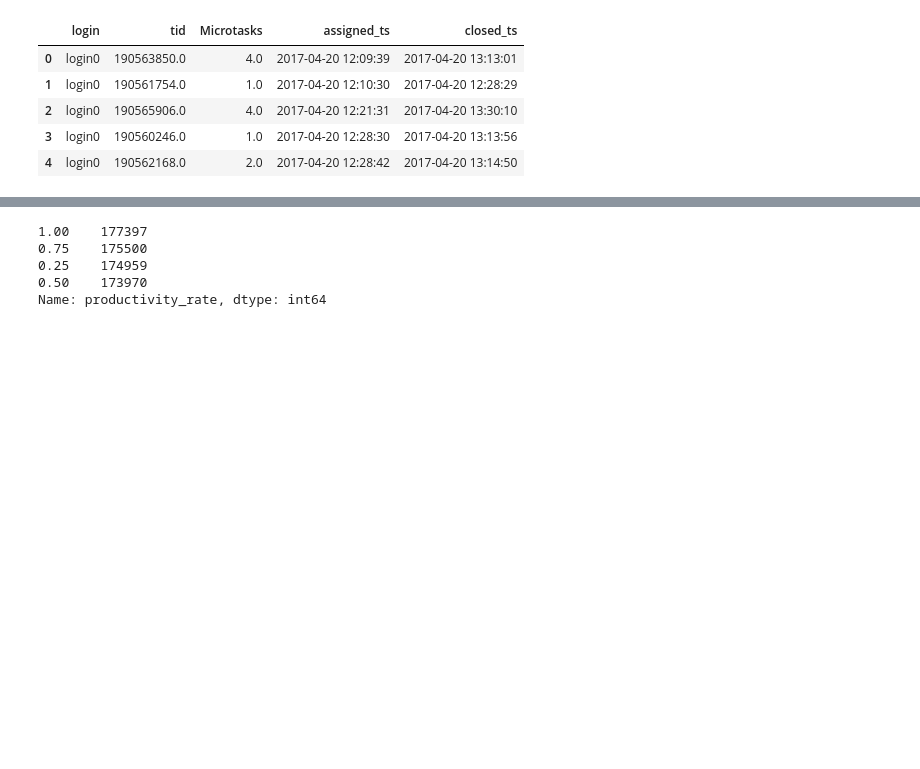
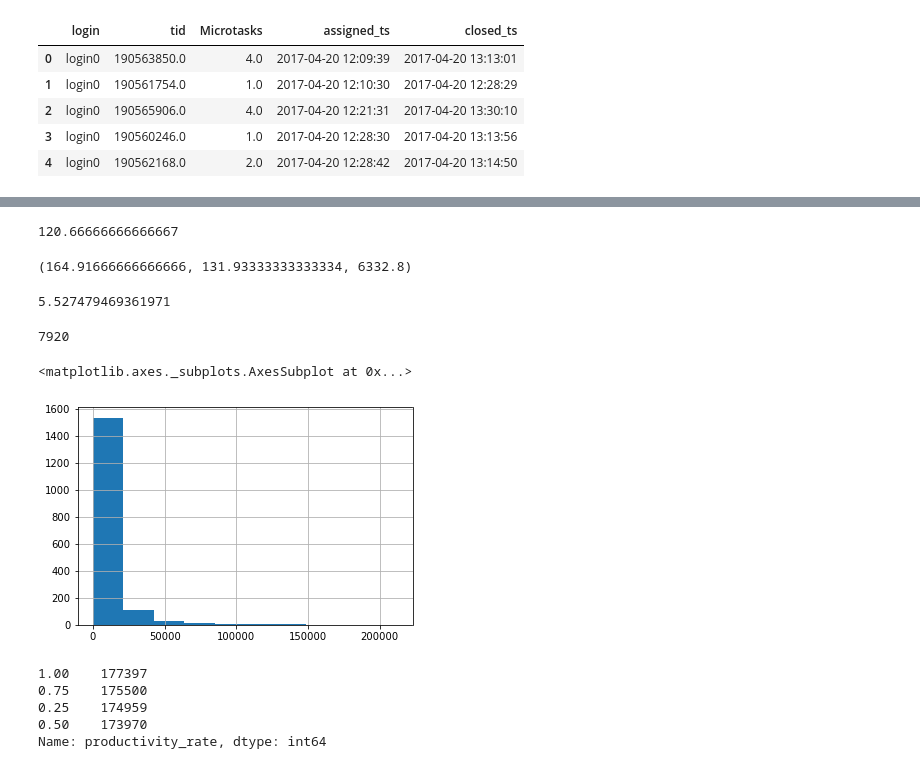
Before and after one commit to Pro100v/PythonProjects, a Jupyter notebook: DataAnalysis/TestTasks/Yandex/test_task.ipynb, the cells around one changed output, grey strips where cells are left out. Drawn from its saved outputs; the diff is of its cells as text; code cells hidden in the pictures; blank space fills up the shorter version.

```diff
--- a/DataAnalysis/TestTasks/Yandex/test_task.ipynb
+++ b/DataAnalysis/TestTasks/Yandex/test_task.ipynb
@@ -109 +84,33 @@ df_tmp
+# %%
+# вычислим время выполнения одной микрозадачи в секундах
+df['avg_tm_microtask_complete'] = df.tm_delta_seconds / df.Microtasks
+# %%
+df.groupby(by=[df.assigned_ts.dt.month_name(), df.login])\
+    ['avg_tm_microtask_complete'].median()\
+    .reset_index()\
+    .groupby(by=['assigned_ts'])\
+    ['avg_tm_microtask_complete'].median().mean()
+# %% [output]
+120.66666666666667
+# %%
+hy = 1979 # рабочих часов в 2020 году
+hm = hy / 12 # рабочих часов в месяц
+hm_80 = hm * .8
+
+hm, hm_80, (hm_80 * 60 * 60)  / df['avg_tm_microtask_complete'].median()
+# %% [output]
+(164.91666666666666, 131.93333333333334, 6332.8)
+# %%
+35000/6332
+# %% [output]
+5.527479469361971
+# %%
+120 * 66, 120 * 66
+# %% [output]
+7920
+# %%
+(df.groupby(by=[df.assigned_ts.dt.month_name(), df.login])['Microtasks'].sum() * 6).reset_index()['Microtasks'].hist()
+# %% [output]
+<matplotlib.axes._subplots.AxesSubplot at 0x...>
+[figure, added]
 # %%
```
Also changed, not shown: parts of 9 cells of this notebook.
